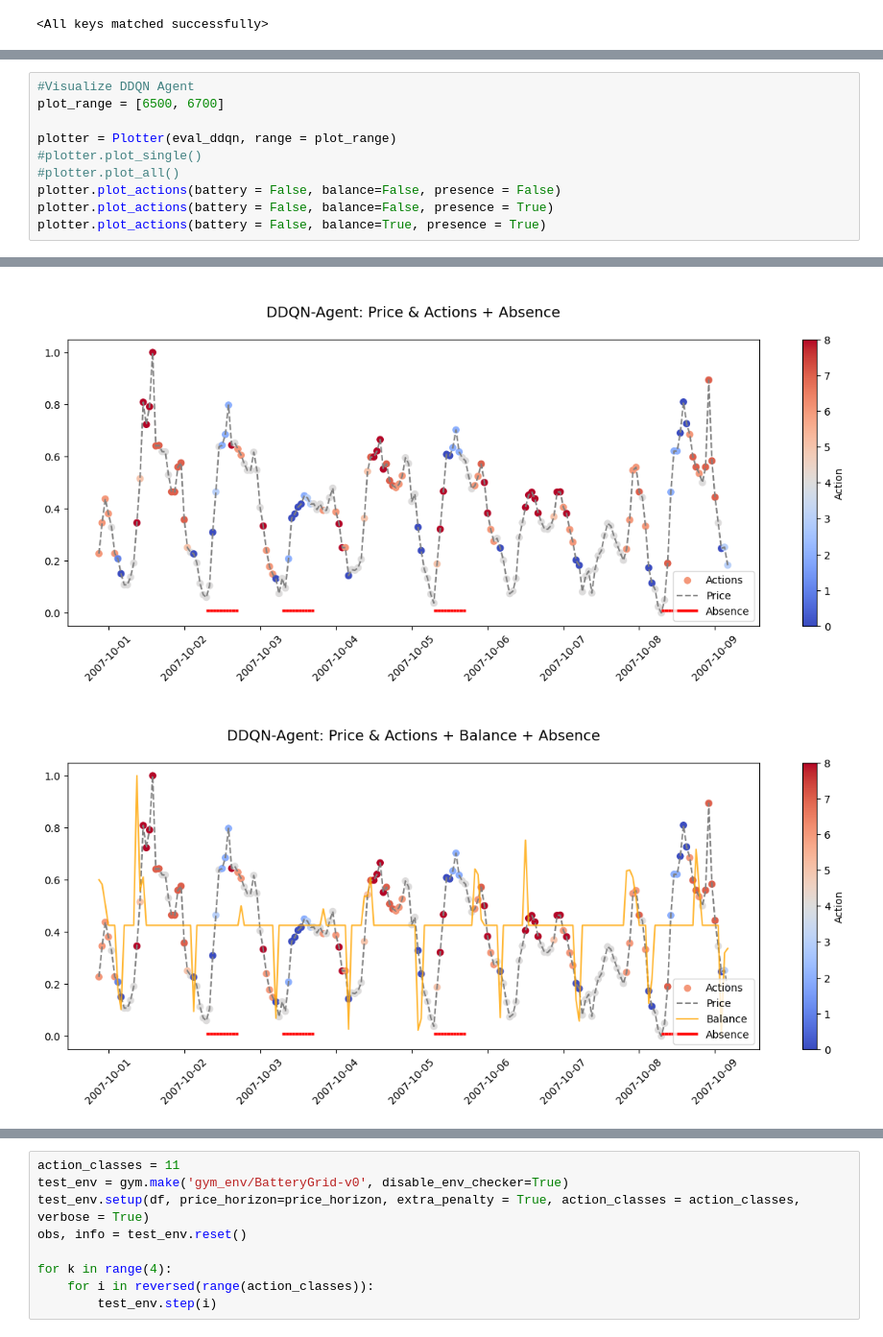
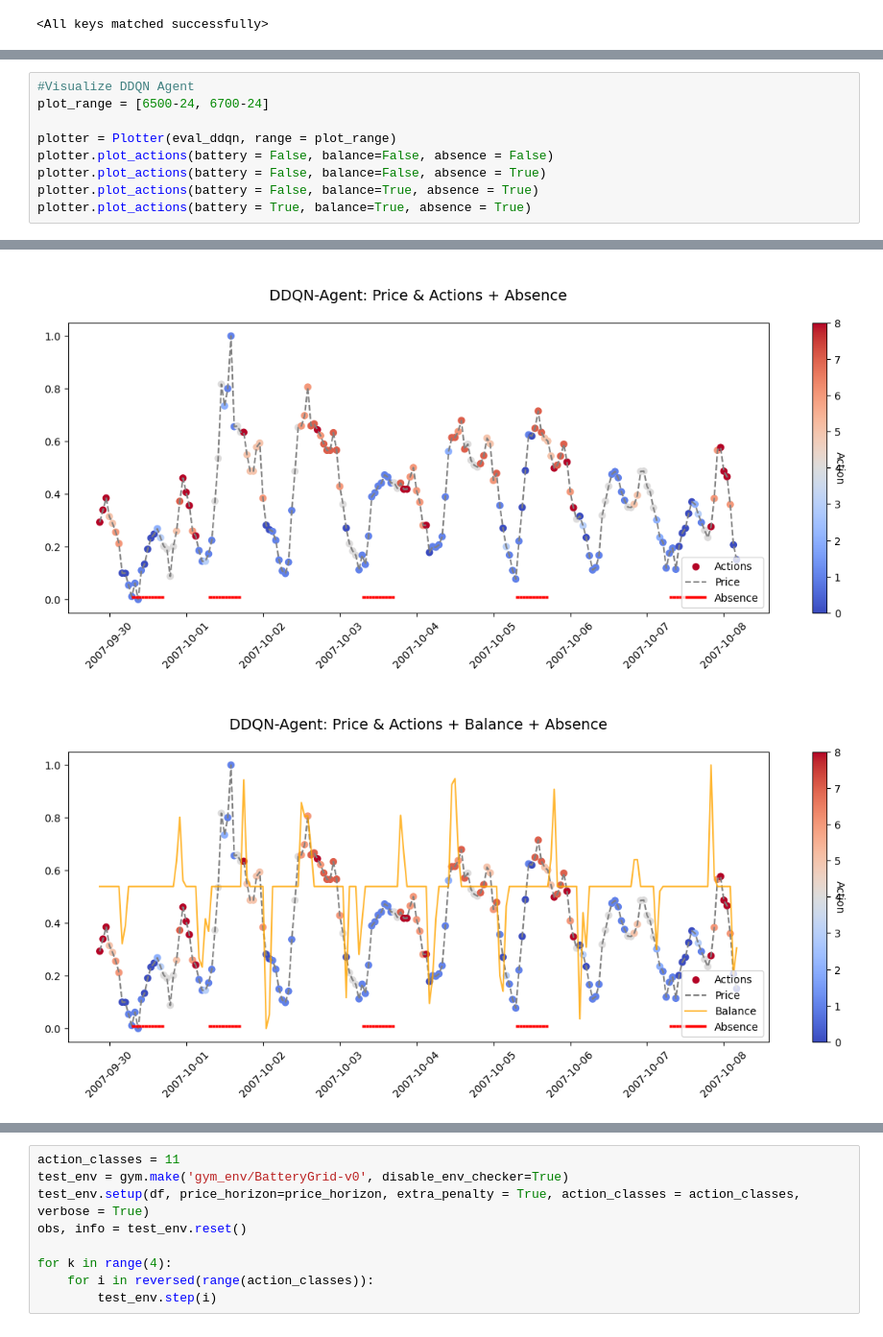
Before and after one commit to MaxFeucht/BatteryGrid, a Jupyter notebook: PRL.ipynb, the cells around one changed output, grey strips where cells are left out. Shown at 96% size. Cells and saved outputs as stored; diff of their text form.

```diff
--- a/PRL.ipynb
+++ b/PRL.ipynb
@@ -206,11 +220,10 @@ Absolute Balance:  -470.003891065
 # %%
 #Visualize DDQN Agent
-plot_range = [6500, 6700]
+plot_range = [6500-24, 6700-24]
 
 plotter = Plotter(eval_ddqn, range = plot_range)
-#plotter.plot_single()
-#plotter.plot_all()
-plotter.plot_actions(battery = False, balance=False, presence = False)
-plotter.plot_actions(battery = False, balance=False, presence = True)
-plotter.plot_actions(battery = False, balance=True, presence = True)
+plotter.plot_actions(battery = False, balance=False, absence = False)
+plotter.plot_actions(battery = False, balance=False, absence = True)
+plotter.plot_actions(battery = False, balance=True, absence = True)
+plotter.plot_actions(battery = True, balance=True, absence = True)
 # %% [output]
@@ -218,2 +231,2 @@ plotter.plot_actions(battery = False, balance=True, presence = True)
-[figure, old version]
+[figure, new version]
-[figure, old version]
+[figure, new version]
```
Also changed, not shown: parts of 9 cells of this notebook, 5 other files.
